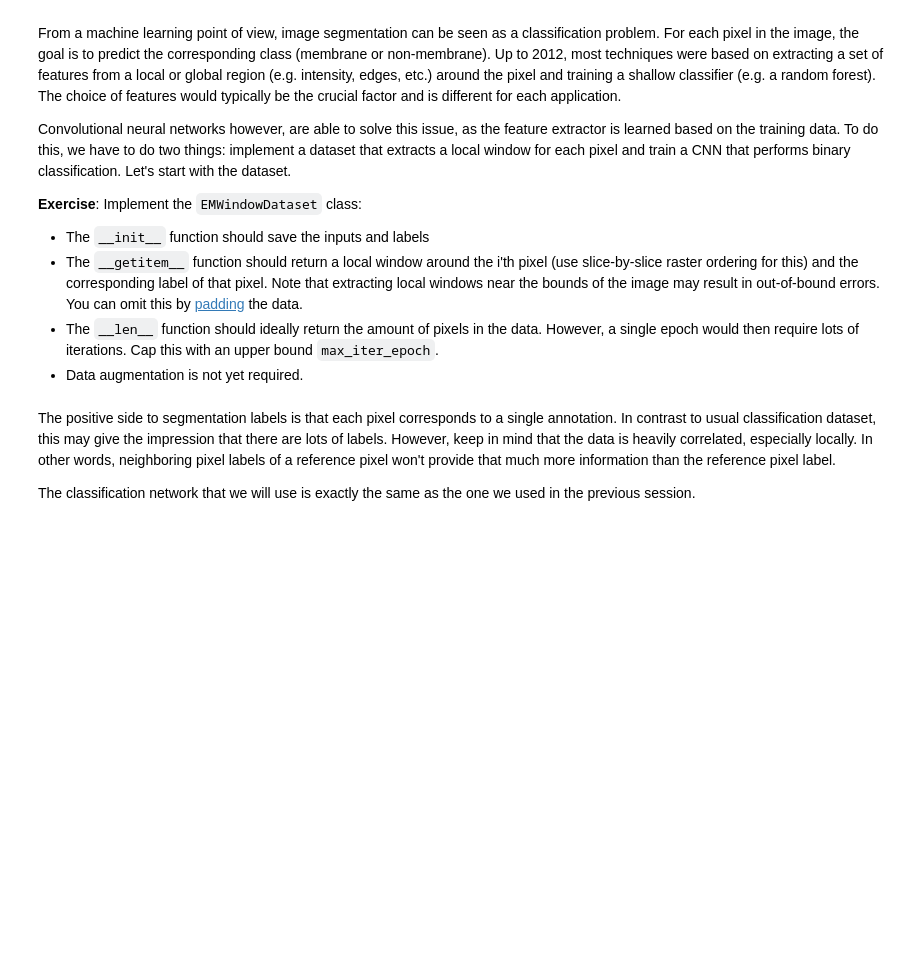
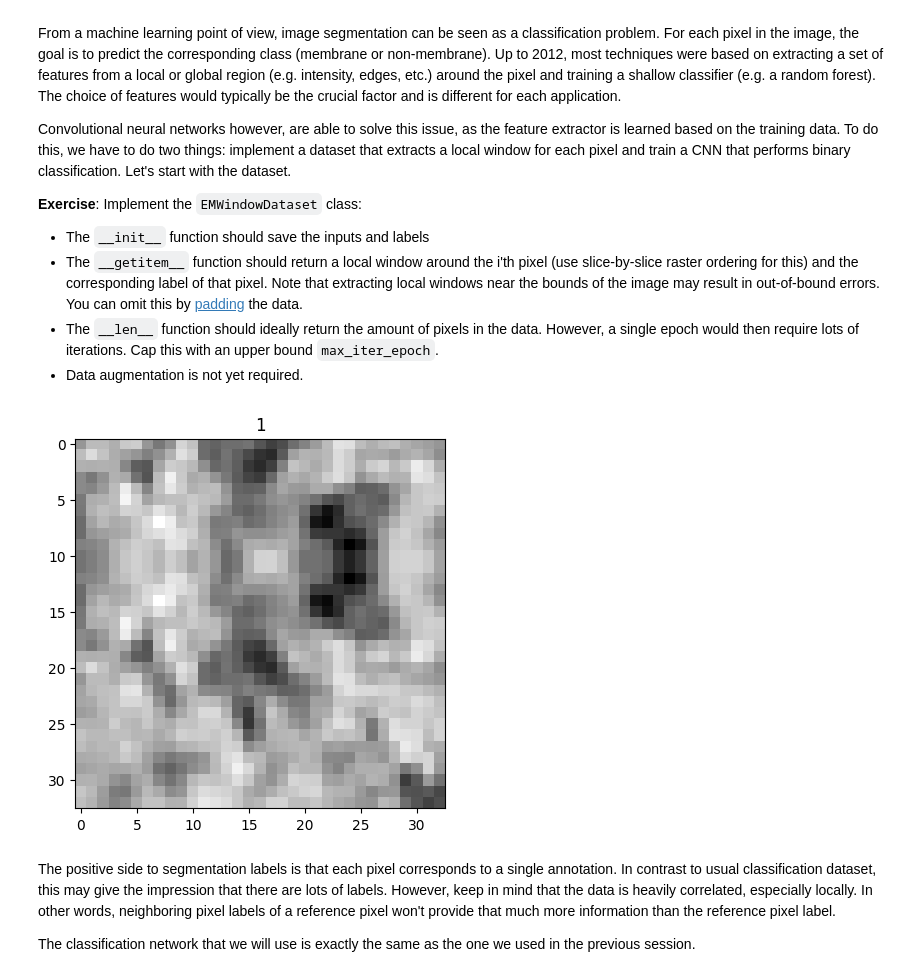
Before and after one commit to SilverViking/deep-learning-biology, a Jupyter notebook: exercises/assignments/2020-dlb-3-cnn-segmentation.ipynb, the cells around one changed output. Cells and saved outputs as stored; diff of their text form; code cells hidden in the pictures; blank space fills up the shorter version.

```diff
--- a/exercises/assignments/2020-dlb-3-cnn-segmentation.ipynb
+++ b/exercises/assignments/2020-dlb-3-cnn-segmentation.ipynb
@@ -173,36 +207,55 @@ class EMWindowDataset(data.Dataset):
         """
         INSERT CODE HERE
         """
+        # x and y re 3D arrays (index order: z, y, x)
+        self.half_wnd = (wnd_sz[0] // 2, wnd_sz[1] // 2)
+        self.size = x.shape
+        self.data_x = np.pad(x,
+                             ((0,0),
+                              (self.half_wnd[0], self.half_wnd[0]),
+                              (self.half_wnd[1], self.half_wnd[1])),
+                             'symmetric')
+        self.data_y = y
+        self.wnd_sz = wnd_sz
+        self.max_iter_epoch = max_iter_epoch
 
     def __getitem__(self, i):
         """
         INSERT CODE HERE
         """
+        z, y, x = delinearize_index(i, self.size)  # indices in unpadded data
+        wx, wy = self.half_wnd
+        window = self.data_x[z:z+1, y:y+2*wy+1, x:x+2*wx+1]  # a 2D rectangle of pixels
+        label = self.data_y[z, y, x]  # a single pixel
+        return window, label
 
     def __len__(self):
         """
         INSERT CODE HERE
         """
+        return min(self.max_iter_epoch, np.prod(self.data_x.shape))
 
 # parameters
 window_size = (32, 32)
 batch_size = 256
 max_iter_epoch = 2**12
 
 # make an instance of the dataset for training and testing
 ds_train = EMWindowDataset(x_train, y_train, window_size, max_iter_epoch)
 ds_test = EMWindowDataset(x_test, y_test, window_size, max_iter_epoch)
 
 # test the class
 n = np.random.randint(len(ds_train))
 wnd, label = ds_train[n]
 plt.imshow(wnd[0], cmap='gray')
 plt.title(label)
 plt.show()
 
 # setup the data loader
 train_loader = DataLoader(ds_train, batch_size=batch_size, shuffle=True)
 test_loader = DataLoader(ds_test, batch_size=batch_size, shuffle=True)
+# %% [output]
+[figure, added]
 # %% [markdown]
 The positive side to segmentation labels is that each pixel corresponds to a single annotation. In contrast to usual classification dataset, this may give the impression that there are lots of labels. However, keep in mind that the data is heavily correlated, especially locally. In other words, neighboring pixel labels of a reference pixel won't provide that much more information than the reference pixel label.
 
```
Also changed, not shown: parts of 14 cells of this notebook.
